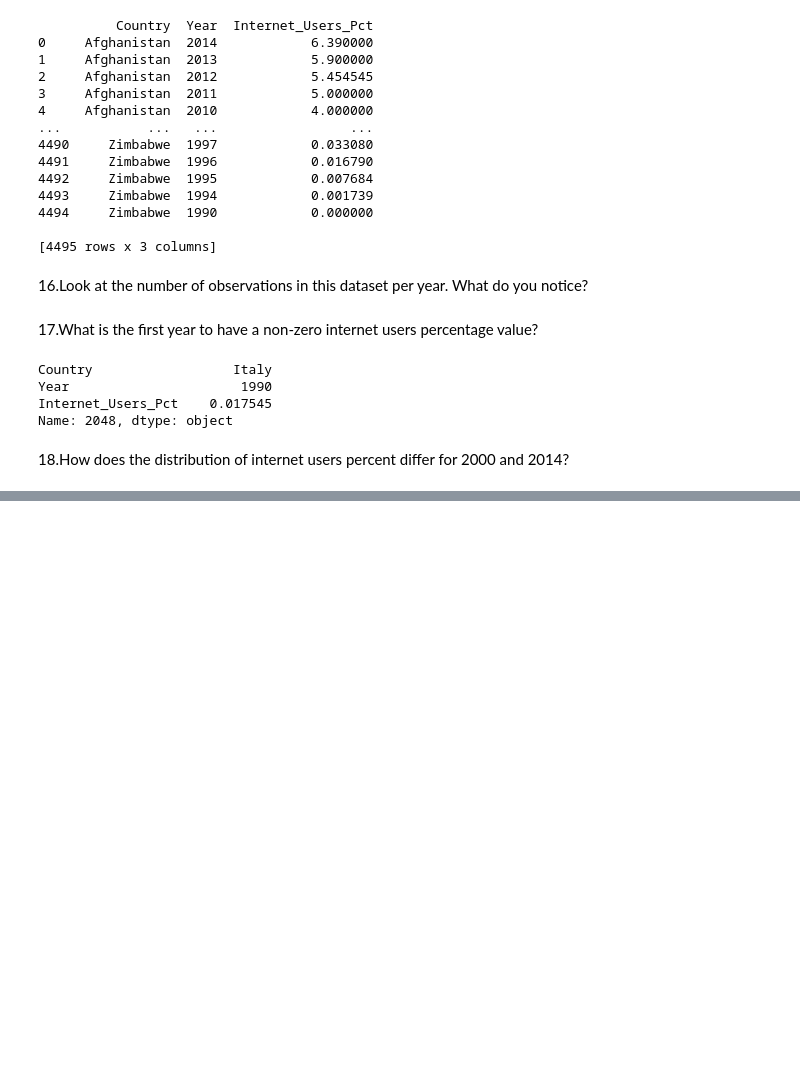
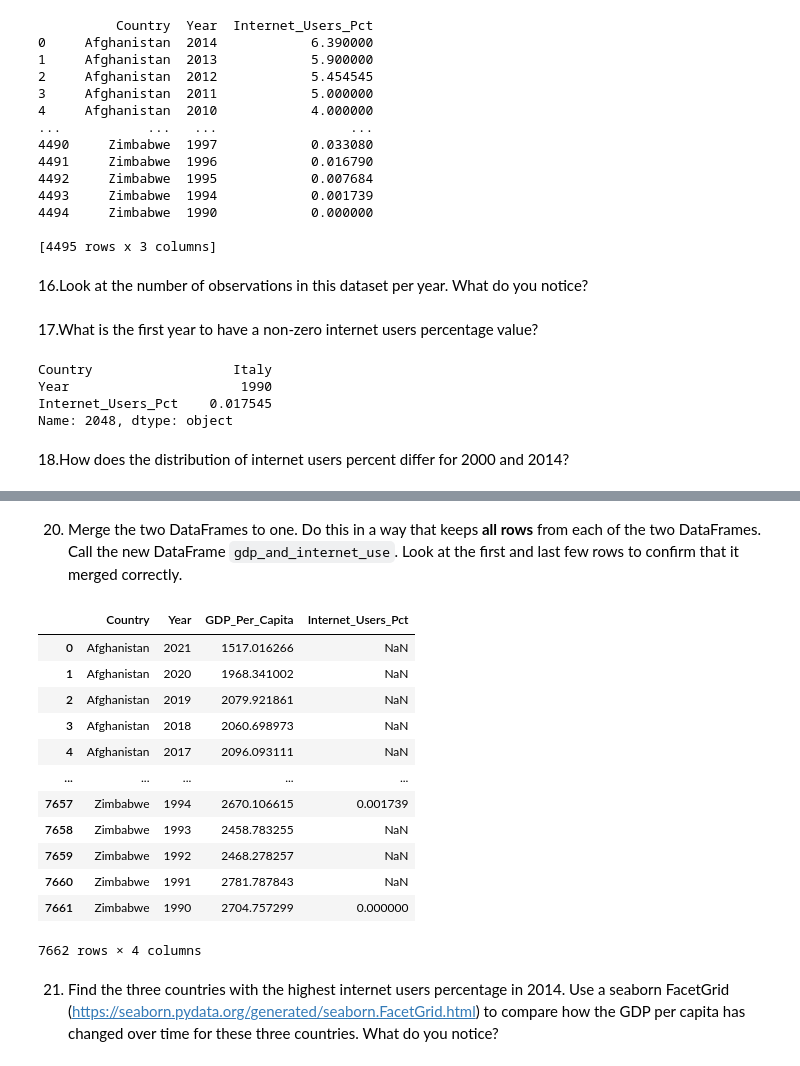
Before and after one commit to NSS-Data-Analytics-Cohort-10/gdp-and-internet-usage-mhm516, a Jupyter notebook: scripts/code_new.ipynb, the cells around one changed output, grey strips where cells are left out. Cells and saved outputs as stored; diff of their text form; code cells hidden in the pictures; blank space fills up the shorter version.

```diff
--- a/scripts/code_new.ipynb
+++ b/scripts/code_new.ipynb
@@ -247,0 +258,22 @@ only_00_14
+# %% [markdown]
+20. Merge the two DataFrames to one. Do this in a way that keeps **all rows** from each of the two DataFrames. Call the new DataFrame `gdp_and_internet_use`. Look at the first and last few rows to confirm that it merged correctly.
+# %%
+gdp_and_internet_use=pd.merge(gdp_df, internet_df, on=['Country','Year'], how='left')
+gdp_and_internet_use=gdp_and_internet_use.drop(columns=['country_count'])
+gdp_and_internet_use
+# %% [output]
+|  | Country | Year | GDP_Per_Capita | Internet_Users_Pct |
+| 0 | Afghanistan | 2021 | 1517.016266 | NaN |
+| 1 | Afghanistan | 2020 | 1968.341002 | NaN |
+| 2 | Afghanistan | 2019 | 2079.921861 | NaN |
+| 3 | Afghanistan | 2018 | 2060.698973 | NaN |
+| 4 | Afghanistan | 2017 | 2096.093111 | NaN |
+| ... | ... | ... | ... | ... |
+| 7657 | Zimbabwe | 1994 | 2670.106615 | 0.001739 |
+| 7658 | Zimbabwe | 1993 | 2458.783255 | NaN |
+| 7659 | Zimbabwe | 1992 | 2468.278257 | NaN |
+| 7660 | Zimbabwe | 1991 | 2781.787843 | NaN |
+| 7661 | Zimbabwe | 1990 | 2704.757299 | 0.000000 |
+7662 rows × 4 columns
+# %% [markdown]
+21. Find the three countries with the highest internet users percentage in 2014. Use a seaborn FacetGrid (https://seaborn.pydata.org/generated/seaborn.FacetGrid.html) to compare how the GDP per capita has changed over time for these three countries. What do you notice?
```
Also changed, not shown: parts of 8 cells of this notebook.
